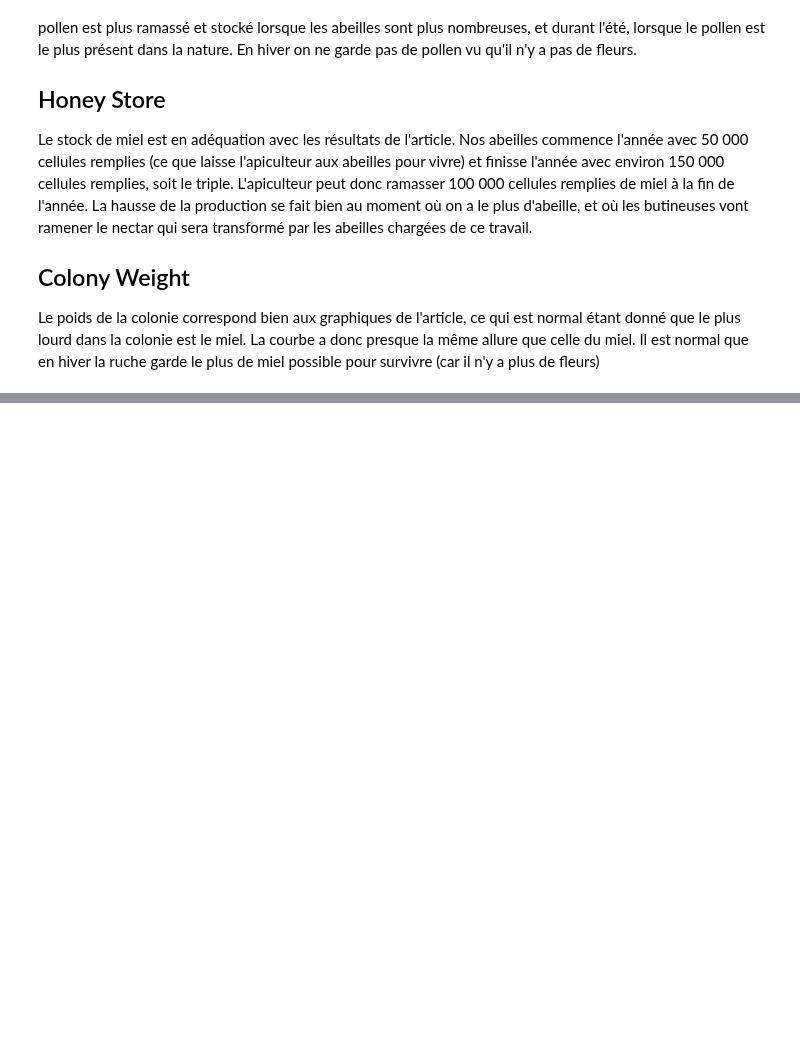
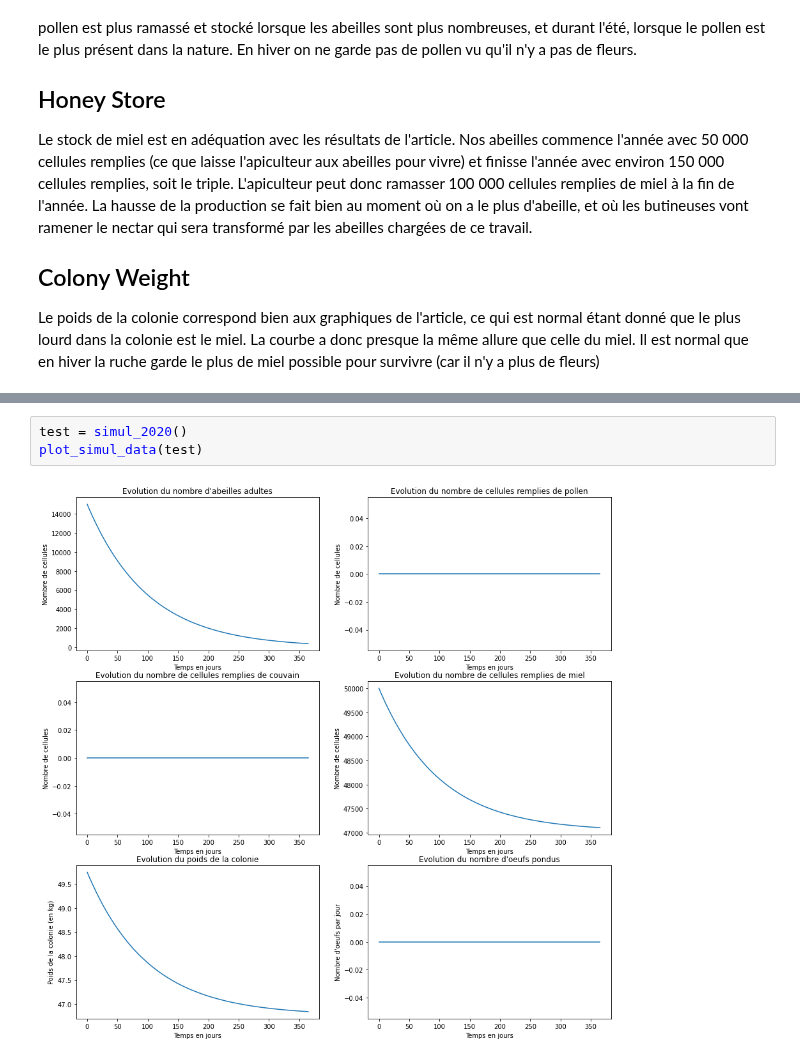
Before and after one commit to SylvJalb/beenamics, a Jupyter notebook: notebook_simulation_ruche.ipynb, the cells around one changed output, grey strips where cells are left out. Saved outputs shown, nothing was run; the diff lists cells and outputs as text; blank space fills up the shorter version.

```diff
--- a/notebook_simulation_ruche.ipynb
+++ b/notebook_simulation_ruche.ipynb
@@ -759,0 +1262,5 @@ Il est normal que en hiver la ruche garde le plus de miel possible pour survivre
+# %%
+test = simul_2020()
+plot_simul_data(test)
+# %% [output]
+[figure, added]
```
Also changed, not shown: parts of 20 cells of this notebook, 5 other files.
